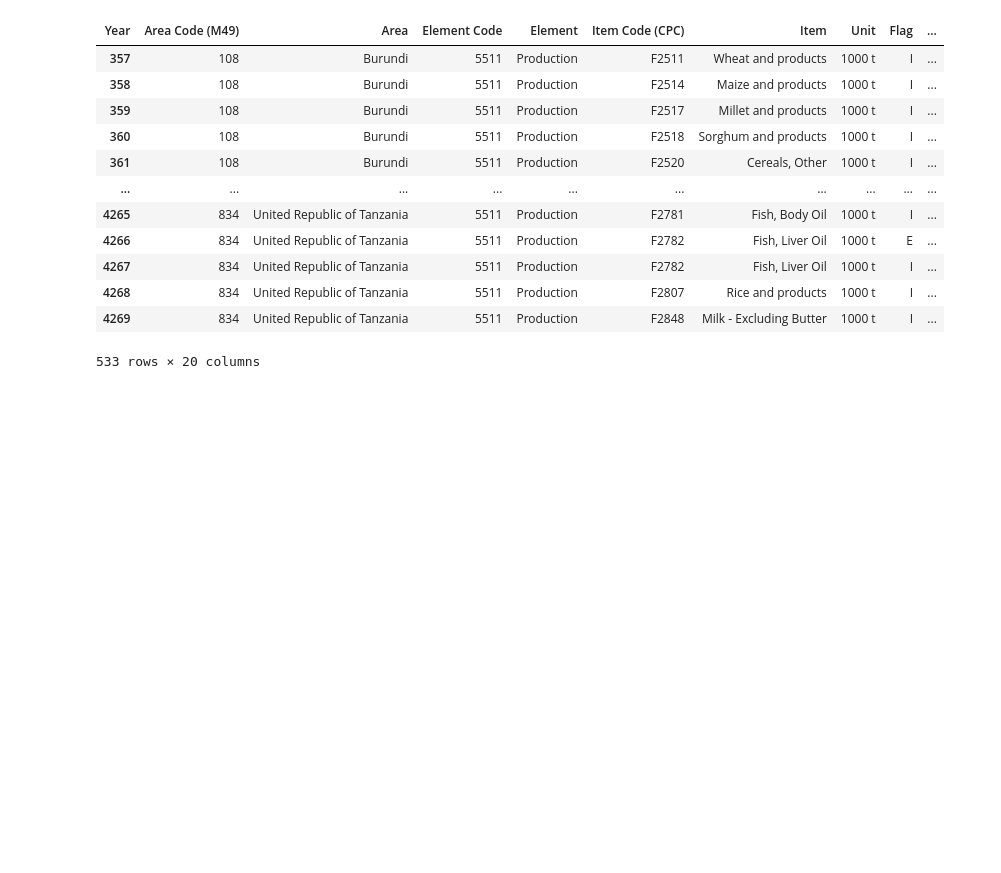
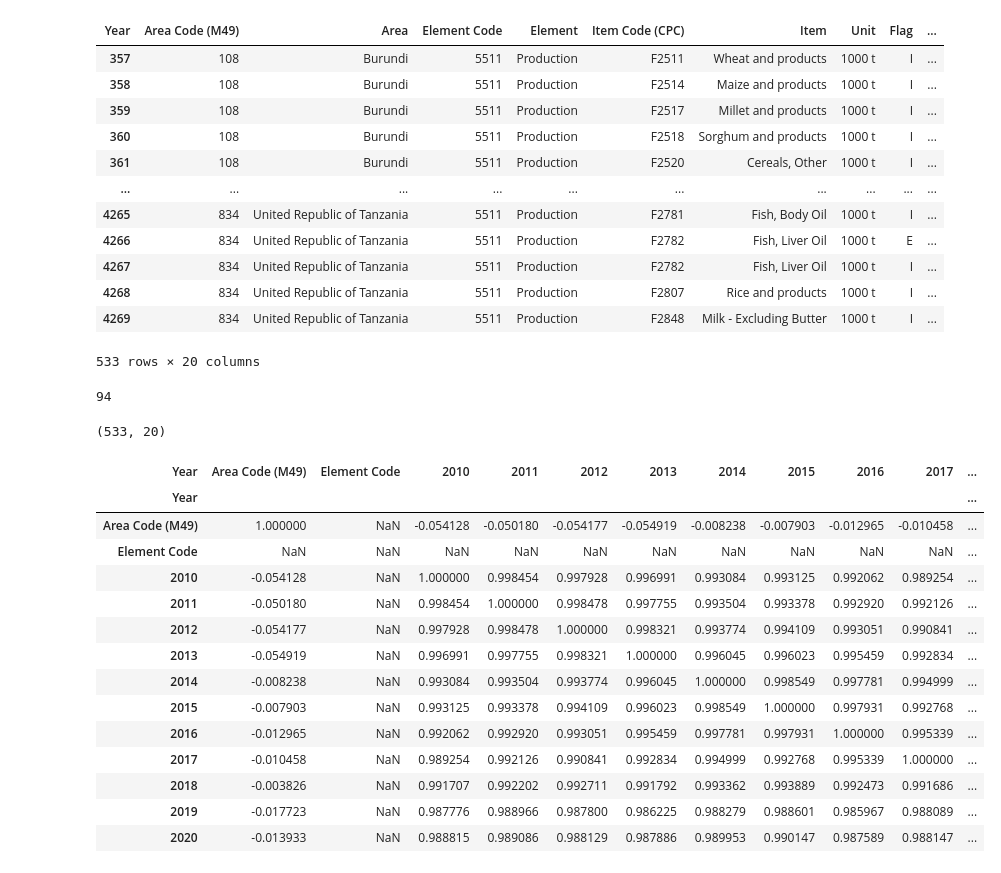
Before and after one commit to Muramati/FAOStat-Dataset-Time-Series, a Jupyter notebook: faostat.ipynb, the cells around one changed output. Cells and saved outputs as stored; diff of their text form; code cells hidden in the pictures; blank space fills up the shorter version.

```diff
--- a/faostat.ipynb
+++ b/faostat.ipynb
@@ -157,3 +151,29 @@ filtered_df
 | 4268 | 834 | United Republic of Tanzania | 5511 | Production | F2807 | Rice and products | 1000 t | I | ... |
 | 4269 | 834 | United Republic of Tanzania | 5511 | Production | F2848 | Milk - Excluding Butter | 1000 t | I | ... |
 533 rows × 20 columns
+# %%
+filtered_df["Item"].nunique()
+# %% [output]
+94
+# %%
+filtered_df.shape
+# %% [output]
+(533, 20)
+# %%
+filtered_df.corr(numeric_only=True)
+# %% [output]
+| Year | Area Code (M49) | Element Code | 2010 | 2011 | 2012 | 2013 | 2014 | 2015 | 2016 | 2017 | ... |
+| Year |  |  |  |  |  |  |  |  |  |  | ... |
+| Area Code (M49) | 1.000000 | NaN | -0.054128 | -0.050180 | -0.054177 | -0.054919 | -0.008238 | -0.007903 | -0.012965 | -0.010458 | ... |
+| Element Code | NaN | NaN | NaN | NaN | NaN | NaN | NaN | NaN | NaN | NaN | ... |
+| 2010 | -0.054128 | NaN | 1.000000 | 0.998454 | 0.997928 | 0.996991 | 0.993084 | 0.993125 | 0.992062 | 0.989254 | ... |
+| 2011 | -0.050180 | NaN | 0.998454 | 1.000000 | 0.998478 | 0.997755 | 0.993504 | 0.993378 | 0.992920 | 0.992126 | ... |
+| 2012 | -0.054177 | NaN | 0.997928 | 0.998478 | 1.000000 | 0.998321 | 0.993774 | 0.994109 | 0.993051 | 0.990841 | ... |
+| 2013 | -0.054919 | NaN | 0.996991 | 0.997755 | 0.998321 | 1.000000 | 0.996045 | 0.996023 | 0.995459 | 0.992834 | ... |
+| 2014 | -0.008238 | NaN | 0.993084 | 0.993504 | 0.993774 | 0.996045 | 1.000000 | 0.998549 | 0.997781 | 0.994999 | ... |
+| 2015 | -0.007903 | NaN | 0.993125 | 0.993378 | 0.994109 | 0.996023 | 0.998549 | 1.000000 | 0.997931 | 0.992768 | ... |
+| 2016 | -0.012965 | NaN | 0.992062 | 0.992920 | 0.993051 | 0.995459 | 0.997781 | 0.997931 | 1.000000 | 0.995339 | ... |
+| 2017 | -0.010458 | NaN | 0.989254 | 0.992126 | 0.990841 | 0.992834 | 0.994999 | 0.992768 | 0.995339 | 1.000000 | ... |
+| 2018 | -0.003826 | NaN | 0.991707 | 0.992202 | 0.992711 | 0.991792 | 0.993362 | 0.993889 | 0.992473 | 0.991686 | ... |
+| 2019 | -0.017723 | NaN | 0.987776 | 0.988966 | 0.987800 | 0.986225 | 0.988279 | 0.988601 | 0.985967 | 0.988089 | ... |
+| 2020 | -0.013933 | NaN | 0.988815 | 0.989086 | 0.988129 | 0.987886 | 0.989953 | 0.990147 | 0.987589 | 0.988147 | ... |
```
Also changed, not shown: parts of 1 cell of this notebook.
